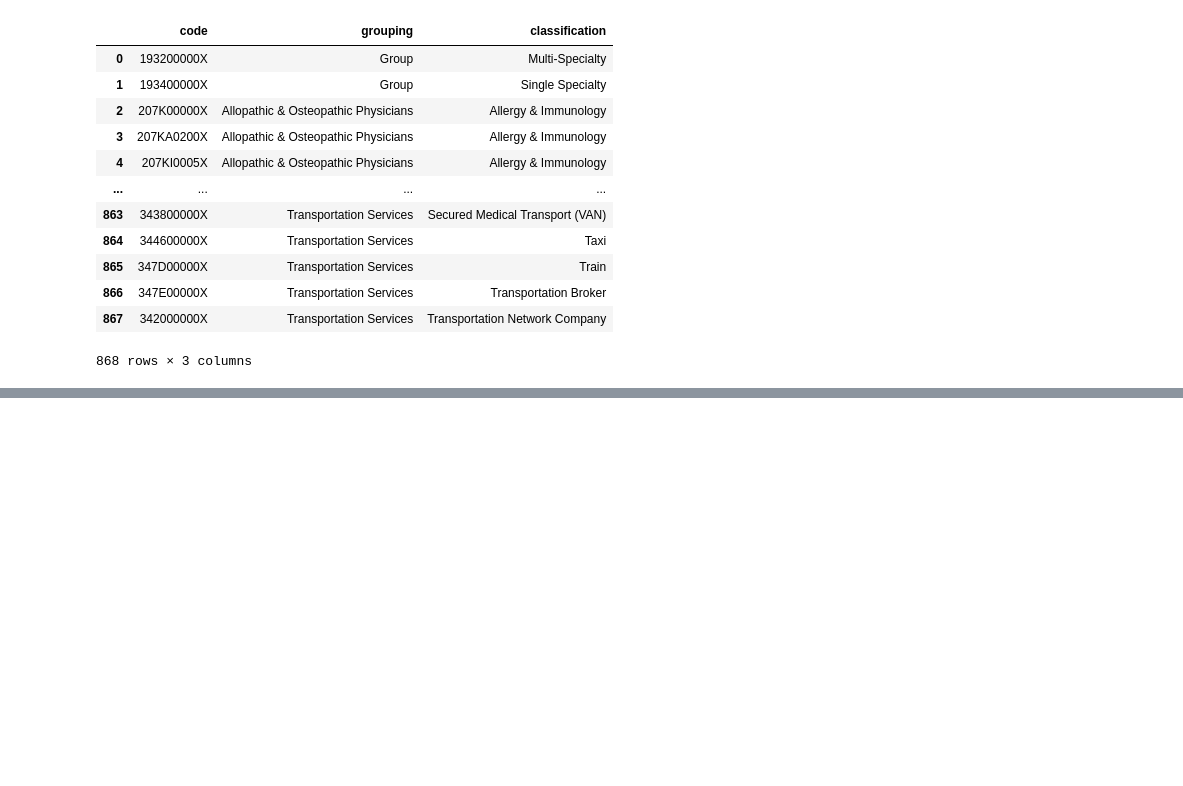
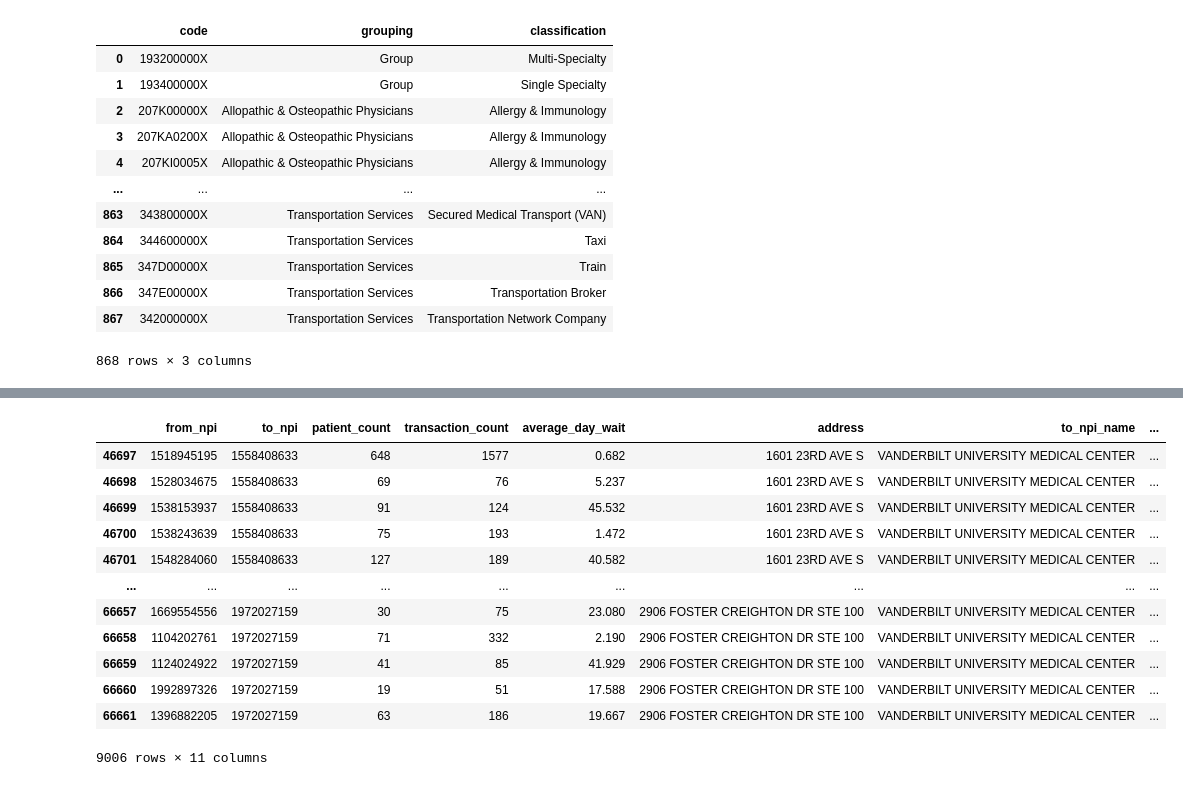
Before and after one commit to nss-data-science-cohort-5/hop_team-corndogs, a Jupyter notebook: Hop _team.ipynb, the cells around one changed output, grey strips where cells are left out. Cells and saved outputs as stored; diff of their text form; code cells hidden in the pictures; blank space fills up the shorter version.

```diff
--- a/Hop _team.ipynb
+++ b/Hop _team.ipynb
@@ -219,0 +391,45 @@ db.close()
+# %%
+#Habeeb main query
+db = sqlite3.connect('data/hop_team.sqlite')
+
+query = """
+SELECT
+    h.from_npi,
+    h.to_npi,
+    h.patient_count,
+    h.transaction_count,
+    h.average_day_wait,
+    n.provider_first_line_business_practice_location_address AS address,
+    n.[provider_organization_name_(legal_business_name)] AS to_npi_name,
+    n.provider_business_practice_location_address_city_name AS to_npi_city,
+    n.provider_business_practice_location_address_state_name AS state,
+    t.grouping AS to_npi_grouping,
+    t.classification AS to_npi_classification
+FROM hop AS h
+INNER JOIN npi AS n
+ON h.to_npi = n.npi
+INNER JOIN taxonomy AS t
+ON t.code = n.healthcare_provider_taxonomy_code
+WHERE n.entity_type_code = '2'
+    AND to_npi_city = 'NASHVILLE'
+    AND state = 'TN'
+"""
+nashville_cbsa = pd.read_sql(query, db)
+
+db.close()
+# %%
+nashville_cbsa[nashville_cbsa['to_npi_name'] == 'VANDERBILT UNIVERSITY MEDICAL CENTER']
+# %% [output]
+|  | from_npi | to_npi | patient_count | transaction_count | average_day_wait | address | to_npi_name | ... |
+| 46697 | 1518945195 | 1558408633 | 648 | 1577 | 0.682 | 1601 23RD AVE S | VANDERBILT UNIVERSITY MEDICAL CENTER | ... |
+| 46698 | 1528034675 | 1558408633 | 69 | 76 | 5.237 | 1601 23RD AVE S | VANDERBILT UNIVERSITY MEDICAL CENTER | ... |
+| 46699 | 1538153937 | 1558408633 | 91 | 124 | 45.532 | 1601 23RD AVE S | VANDERBILT UNIVERSITY MEDICAL CENTER | ... |
+| 46700 | 1538243639 | 1558408633 | 75 | 193 | 1.472 | 1601 23RD AVE S | VANDERBILT UNIVERSITY MEDICAL CENTER | ... |
+| 46701 | 1548284060 | 1558408633 | 127 | 189 | 40.582 | 1601 23RD AVE S | VANDERBILT UNIVERSITY MEDICAL CENTER | ... |
+| ... | ... | ... | ... | ... | ... | ... | ... | ... |
+| 66657 | 1669554556 | 1972027159 | 30 | 75 | 23.080 | 2906 FOSTER CREIGHTON DR STE 100 | VANDERBILT UNIVERSITY MEDICAL CENTER | ... |
+| 66658 | 1104202761 | 1972027159 | 71 | 332 | 2.190 | 2906 FOSTER CREIGHTON DR STE 100 | VANDERBILT UNIVERSITY MEDICAL CENTER | ... |
+| 66659 | 1124024922 | 1972027159 | 41 | 85 | 41.929 | 2906 FOSTER CREIGHTON DR STE 100 | VANDERBILT UNIVERSITY MEDICAL CENTER | ... |
+| 66660 | 1992897326 | 1972027159 | 19 | 51 | 17.588 | 2906 FOSTER CREIGHTON DR STE 100 | VANDERBILT UNIVERSITY MEDICAL CENTER | ... |
+| 66661 | 1396882205 | 1972027159 | 63 | 186 | 19.667 | 2906 FOSTER CREIGHTON DR STE 100 | VANDERBILT UNIVERSITY MEDICAL CENTER | ... |
+9006 rows × 11 columns
```
Also changed, not shown: parts of 26 cells of this notebook.
